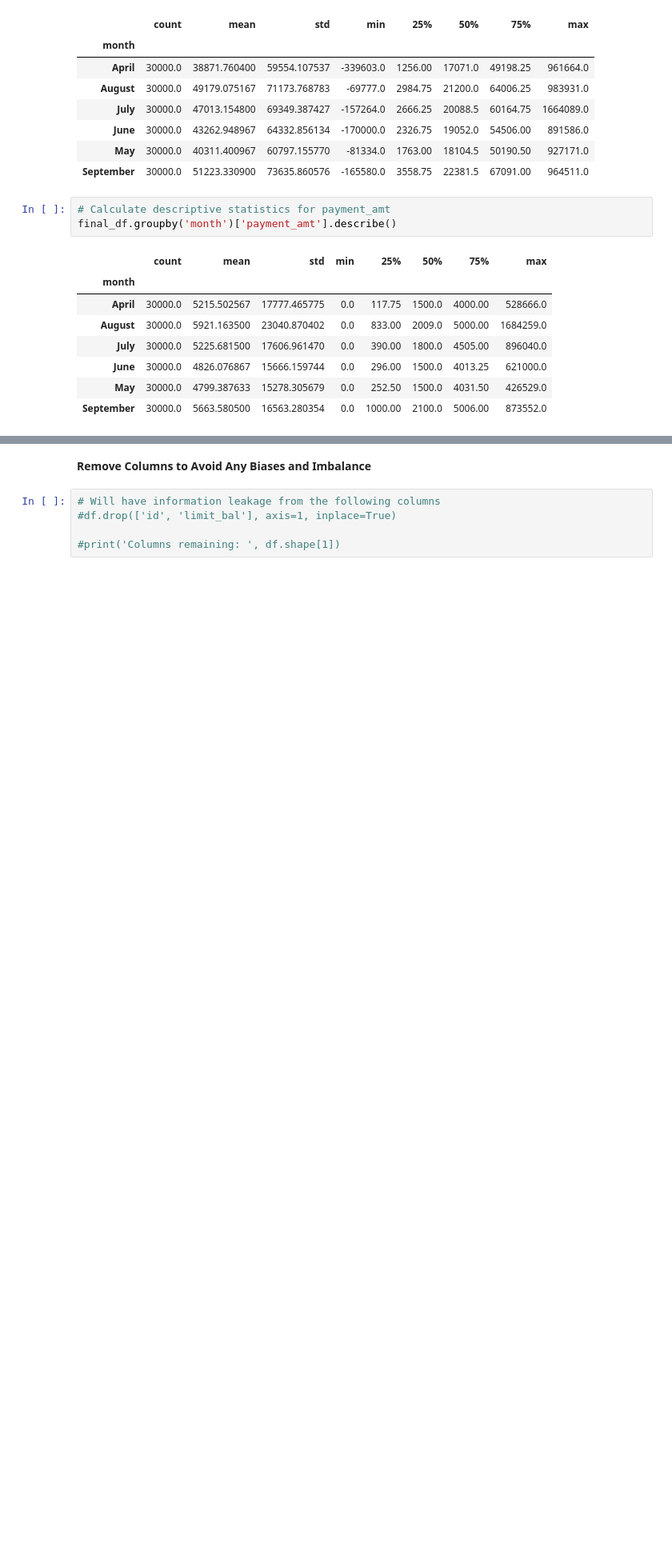
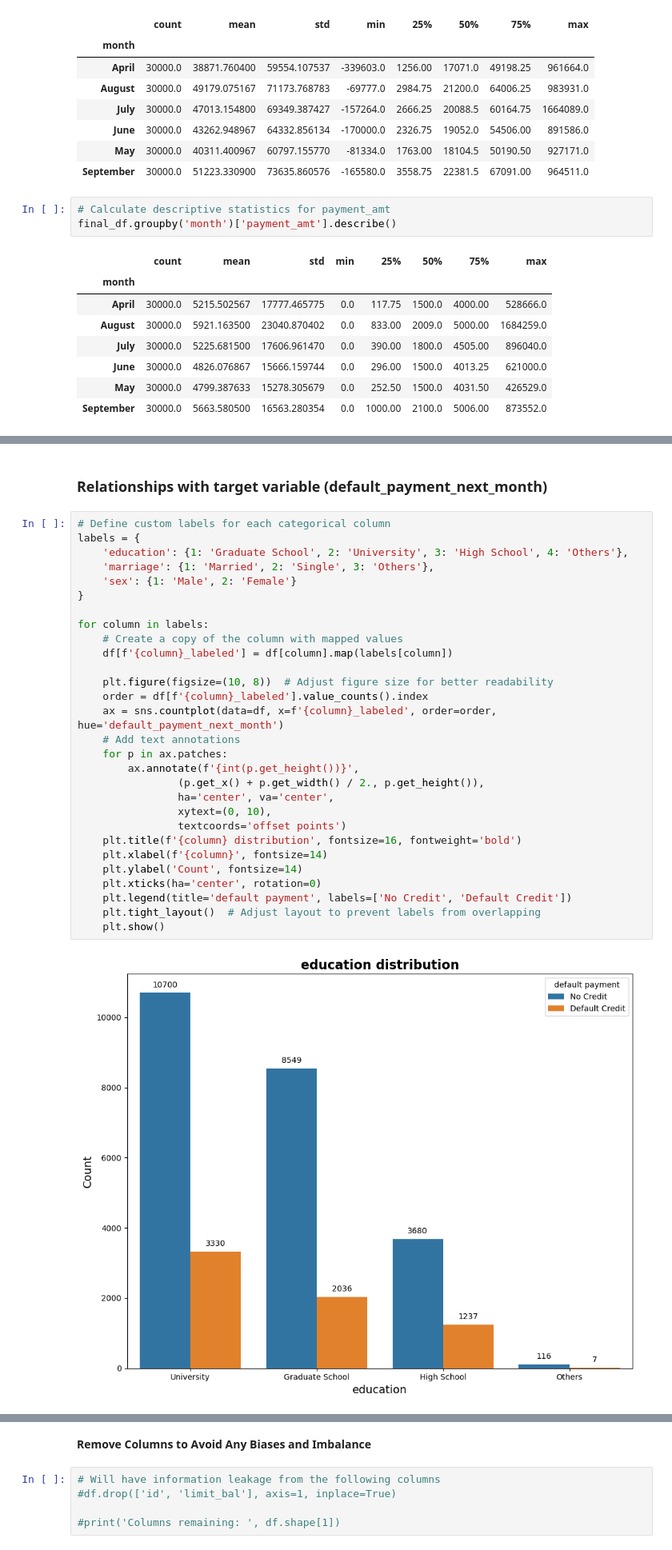
Before and after one commit to ohinson01/SDS-CP014-credit-card-default-pred, a Jupyter notebook: notebooks/olivia-hinson/olivia-credit-card-default-pred.ipynb, the cells around one changed output, grey strips where cells are left out. Shown at 80% size. Saved outputs shown, nothing was run; the diff lists cells and outputs as text; blank space fills up the shorter version.

```diff
--- a/notebooks/olivia-hinson/olivia-credit-card-default-pred.ipynb
+++ b/notebooks/olivia-hinson/olivia-credit-card-default-pred.ipynb
@@ -584,0 +652,33 @@ def detect_outliers(df, column):
+# %% [markdown]
+### Relationships with target variable (default_payment_next_month)
+# %%
+# Define custom labels for each categorical column
+labels = {
+    'education': {1: 'Graduate School', 2: 'University', 3: 'High School', 4: 'Others'},
+    'marriage': {1: 'Married', 2: 'Single', 3: 'Others'},
+    'sex': {1: 'Male', 2: 'Female'}
+}
+
+for column in labels:
+    # Create a copy of the column with mapped values
+    df[f'{column}_labeled'] = df[column].map(labels[column])
+
+    plt.figure(figsize=(10, 8))  # Adjust figure size for better readability
+    order = df[f'{column}_labeled'].value_counts().index
+    ax = sns.countplot(data=df, x=f'{column}_labeled', order=order, hue='default_payment_next_month')
+    # Add text annotations
+    for p in ax.patches:
+        ax.annotate(f'{int(p.get_height())}',
+                (p.get_x() + p.get_width() / 2., p.get_height()),
+                ha='center', va='center',
+                xytext=(0, 10),
+                textcoords='offset points')
+    plt.title(f'{column} distribution', fontsize=16, fontweight='bold')
+    plt.xlabel(f'{column}', fontsize=14)
+    plt.ylabel('Count', fontsize=14)
+    plt.xticks(ha='center', rotation=0)
+    plt.legend(title='default payment', labels=['No Credit', 'Default Credit'])
+    plt.tight_layout()  # Adjust layout to prevent labels from overlapping
+    plt.show()
+# %% [output]
+[figure, added]
```
Also changed, not shown: parts of 12 cells of this notebook, 1 other file.
